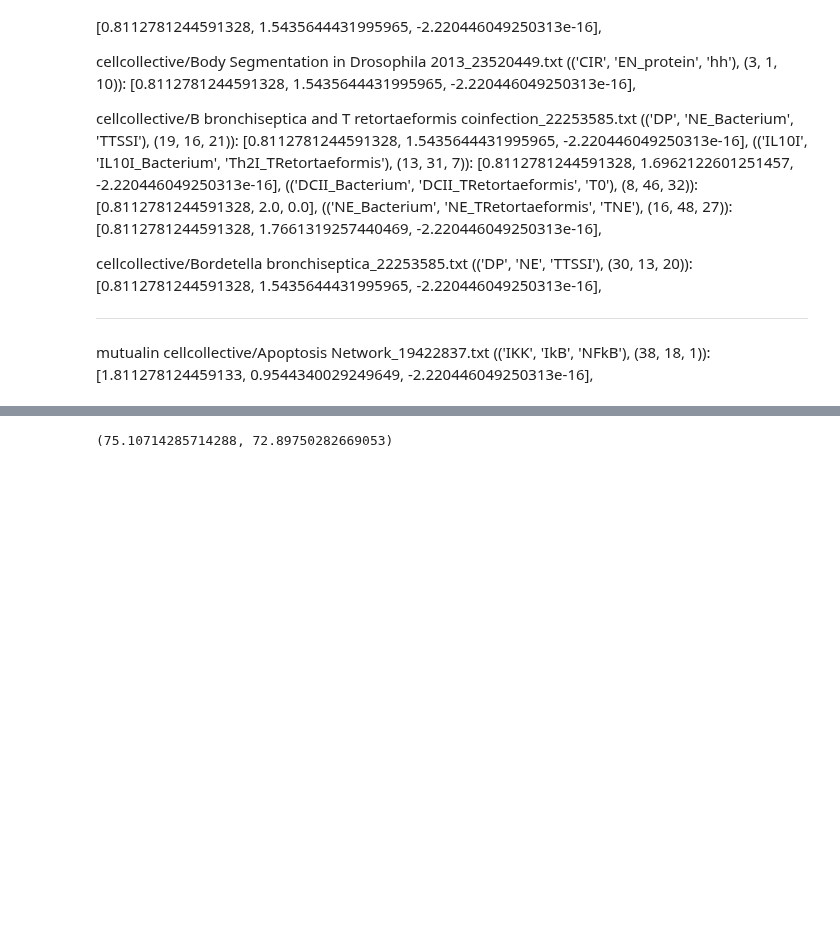
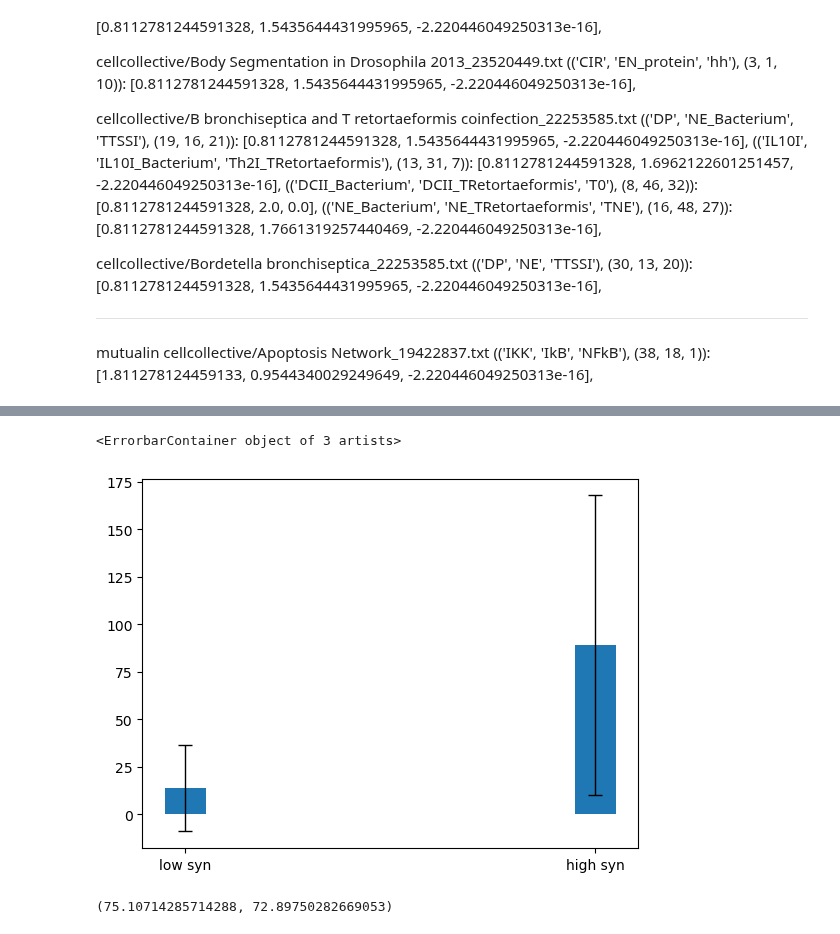
Before and after one commit to Lyn1216/Local-EI-project, a Jupyter notebook: exp/bool_network/grn/grn_serie_en.ipynb, the cells around one changed output, grey strips where cells are left out. Saved outputs shown, nothing was run; the diff lists cells and outputs as text; code cells hidden in the pictures; blank space fills up the shorter version.

```diff
--- a/exp/bool_network/grn/grn_serie_en.ipynb
+++ b/exp/bool_network/grn/grn_serie_en.ipynb
@@ -432,3 +450,11 @@ plt.bar(range(len(dis_ls)), dis_ls)
+# %%
+means = [np.mean(dis_ls1), np.mean(dis_ls2)]
+stds = [np.std(dis_ls1), np.std(dis_ls2)]
+plt.bar(['low syn','high syn'], means, width=0.1)
+plt.errorbar(['low syn','high syn'], means, yerr=stds, fmt='none', capsize=5, ecolor='black', elinewidth=1)
+# %% [output]
+<ErrorbarContainer object of 3 artists>
+[figure, added]
 # %%
 import random
 seed = 42
```
Also changed, not shown: parts of 5 cells of this notebook, 3 other files.
